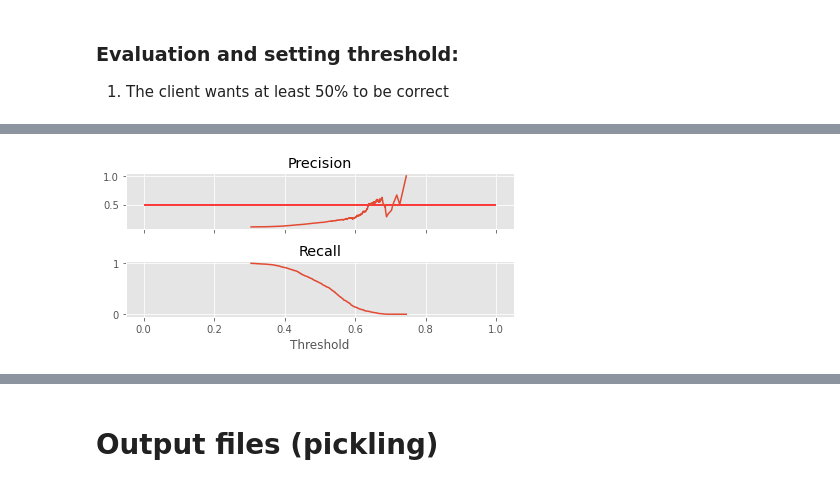
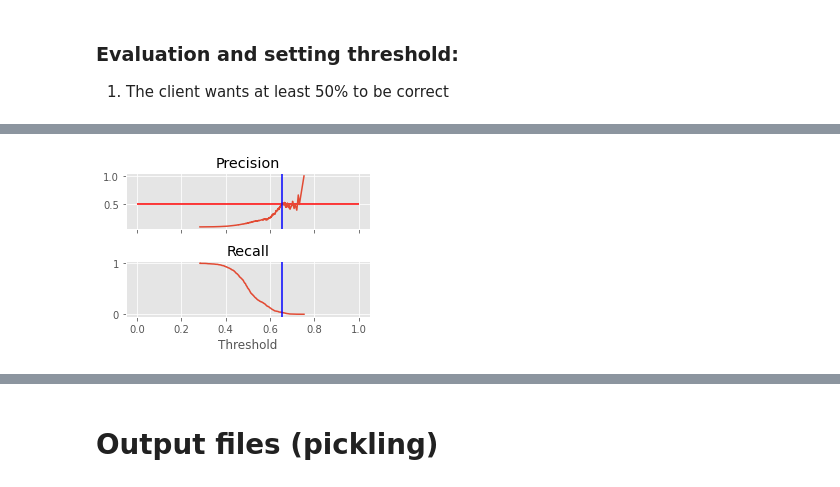
Before and after one commit to ypandya4/hazel_bazel_hospital_DS_project, a Jupyter notebook: Random Forest for initial deployment.ipynb, the cells around one changed output, grey strips where cells are left out. Saved outputs shown, nothing was run; the diff lists cells and outputs as text; code cells hidden in the pictures.

```diff
--- a/Random Forest for initial deployment.ipynb
+++ b/Random Forest for initial deployment.ipynb
@@ -412,20 +422,0 @@ array([0.3463789 , 0.54319349, 0.60311744, ..., 0.56344636, 0.37884949,
-# %%
-plt.rcParams["figure.figsize"] = [6, 3]
-precision, recall, thresholds = precision_recall_curve(y_test, y_pred_probas)
-precision = precision[:-1]
-recall = recall[:-1]
-fig=plt.figure()
-ax1 = plt.subplot(211)
-ax2 = plt.subplot(212)
-ax1.hlines(y=0.5,xmin=0, xmax=1, colors='red')
-ax1.plot(thresholds,precision)
-ax2.plot(thresholds,recall)
-ax1.get_shared_x_axes().join(ax1, ax2)
-ax1.set_xticklabels([])
-plt.xlabel('Threshold')
-ax1.set_title('Precision')
-ax2.set_title('Recall')
-fig.tight_layout()
-plt.show()
-# %% [output]
-[figure, old version]
@@ -434,6 +427,28 @@ min_index = [i for i, prec in enumerate(precision) if prec >= 0.5][0]
 threshold_rq = thresholds[min_index]
 # %%
 y_pred = (y_pred_probas >= threshold_rq)
+# %%
+plt.rcParams["figure.figsize"] = [4, 3]
+precision, recall, thresholds = precision_recall_curve(y_test, y_pred_probas)
+precision = precision[:-1]
+recall = recall[:-1]
+fig=plt.figure()
+ax1 = plt.subplot(211)
+ax2 = plt.subplot(212)
+ax1.hlines(y=0.5,xmin=0, xmax=1, colors='red')
+ax1.plot(thresholds,precision)
+ax2.plot(thresholds,recall)
+ax1.get_shared_x_axes().join(ax1, ax2)
+ax1.set_xticklabels([])
+plt.xlabel('Threshold')
+ax1.set_title('Precision')
+ax1.axvline(x=threshold_rq, color='blue')
+ax2.set_title('Recall')
+ax2.axvline(x=threshold_rq, color='blue')
+fig.tight_layout()
+plt.show()
+# %% [output]
+[figure, new version]
 # %%
 print("f1 score: %s" % (f1_score(y_test, y_pred)))
 print("recall score: %s" % (recall_score(y_test, y_pred)))
```
Also changed, not shown: parts of 24 cells of this notebook, 4 other files.
